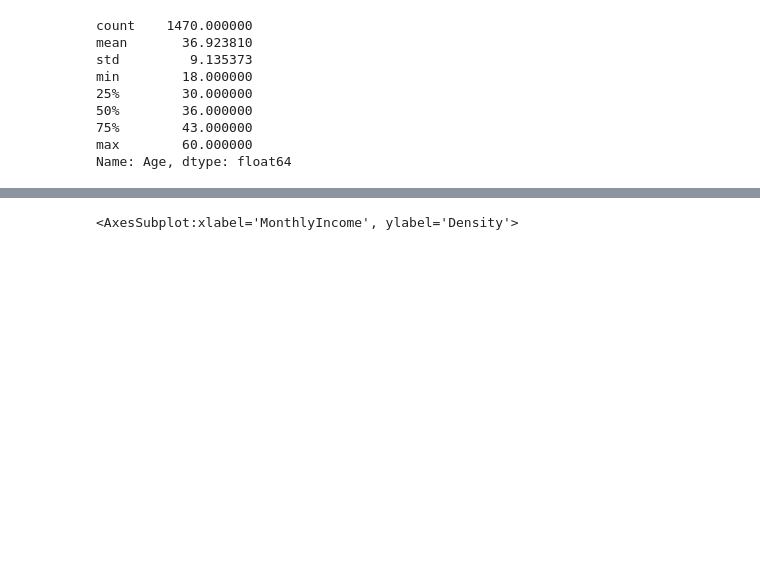
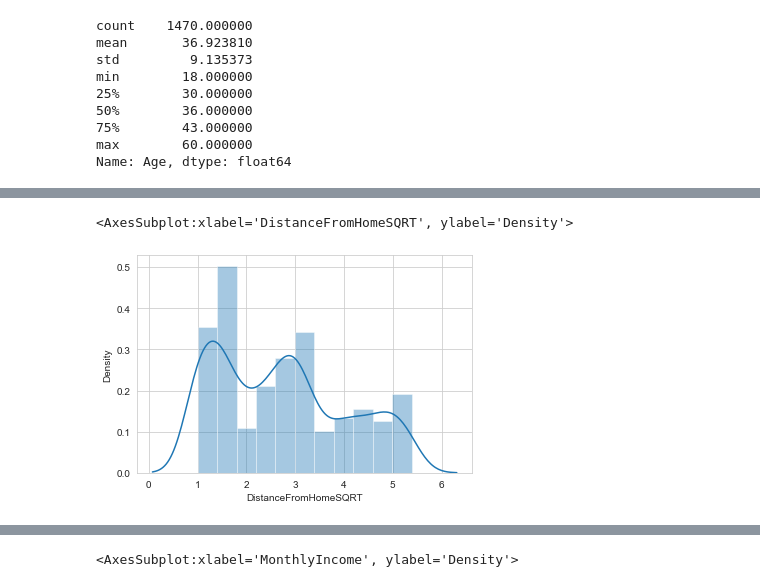
Before and after one commit to SarahMangrum/WozUFinalProject, a Jupyter notebook: HR_Attrition_Leo.ipynb, the cells around one changed output, grey strips where cells are left out. Cells and saved outputs as stored; diff of their text form; code cells hidden in the pictures; blank space fills up the shorter version.

```diff
--- a/HR_Attrition_Leo.ipynb
+++ b/HR_Attrition_Leo.ipynb
@@ -497,3 +505,10 @@ sns.distplot(attrition['DistanceFromHome'])
+# %%
+attrition['DistanceFromHomeSQRT'] = np.sqrt(attrition['DistanceFromHome'])
+sns.distplot(attrition['DistanceFromHomeSQRT'])
+# try LOG transformation next
+# %% [output]
+<AxesSubplot:xlabel='DistanceFromHomeSQRT', ylabel='Density'>
+[figure, added]
 # %%
 attrition['DistanceFromHomeLOG'] = np.log(attrition['DistanceFromHome'])
 sns.distplot(attrition['DistanceFromHomeLOG'])
```
Also changed, not shown: parts of 57 cells of this notebook, 1 other file.
